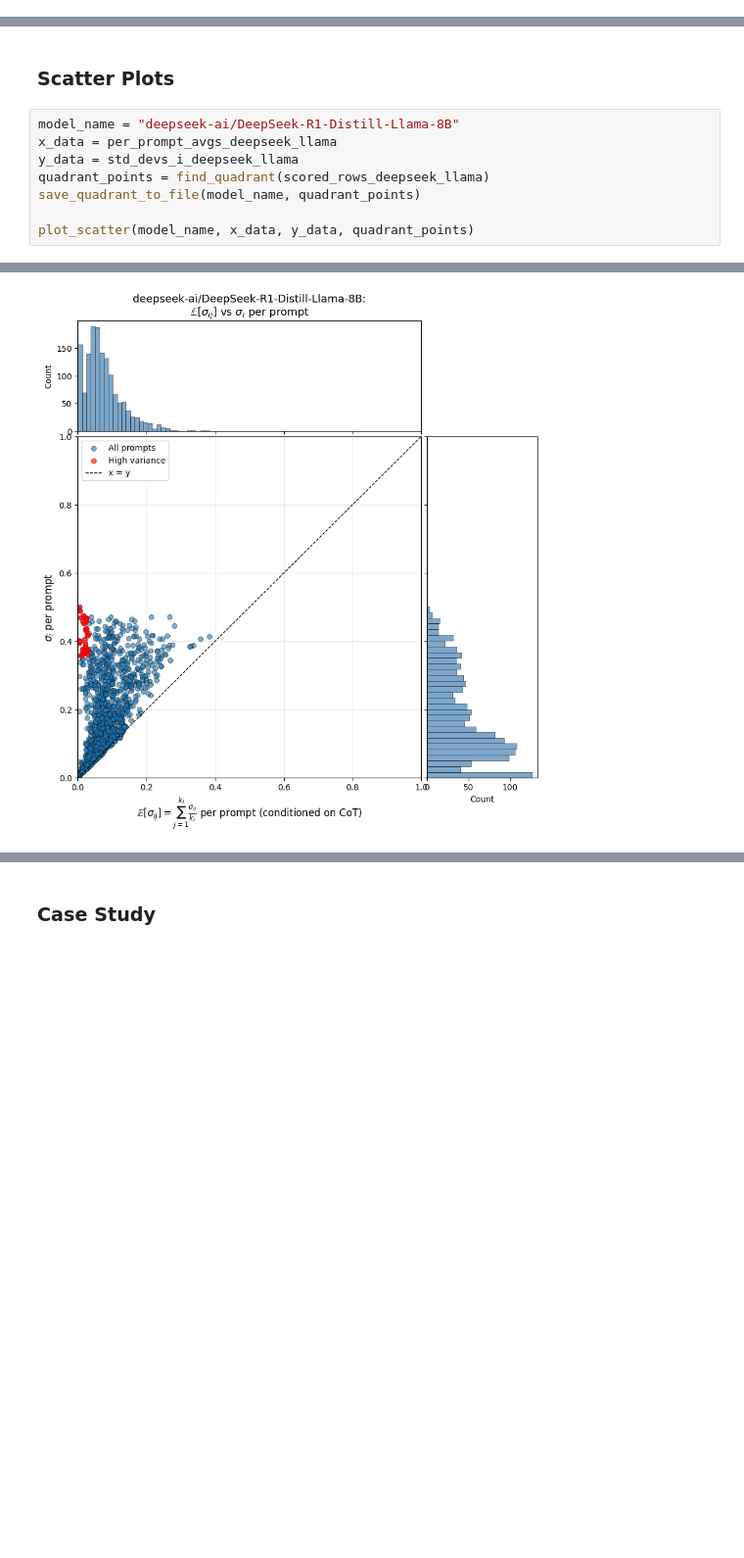
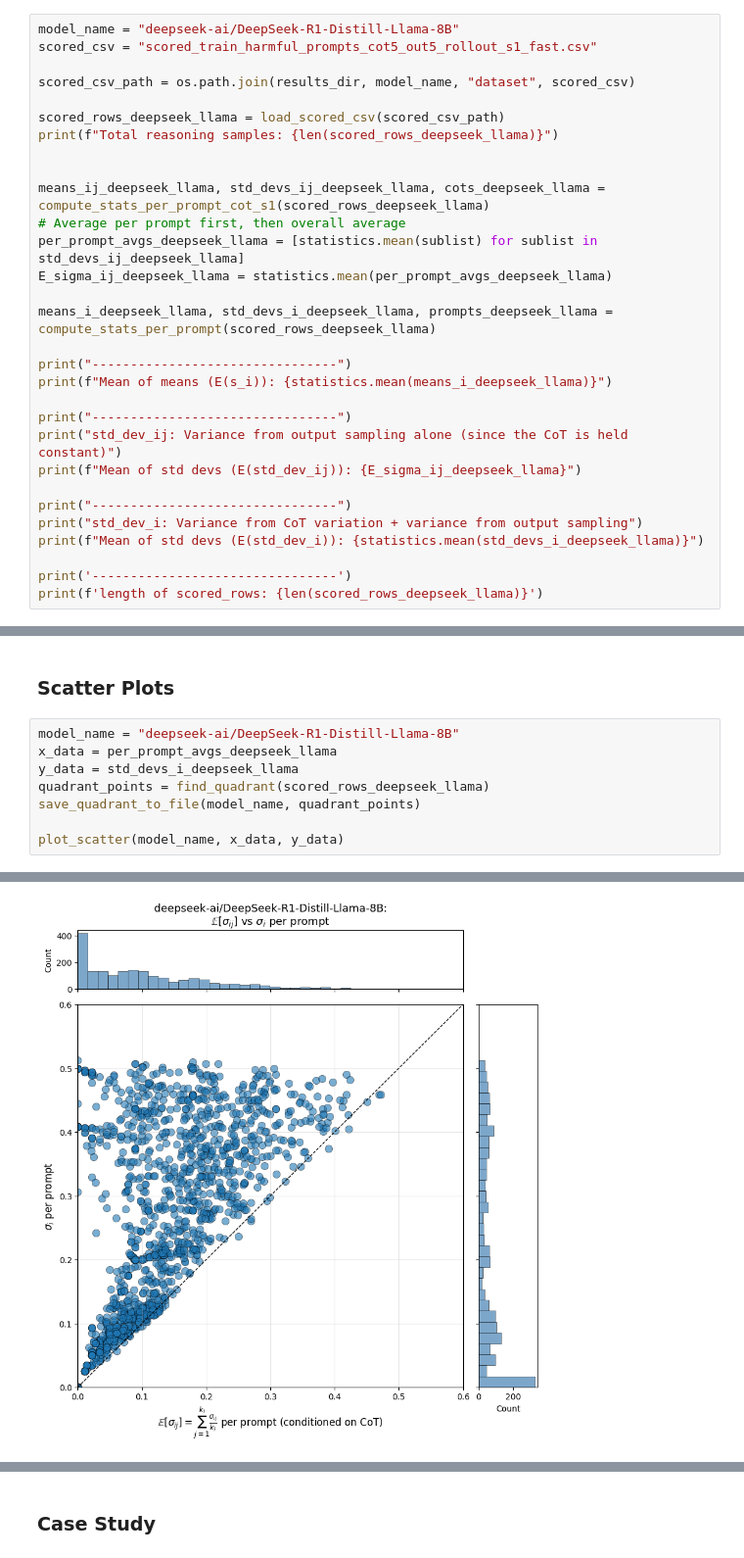
Before and after one commit to kureha-yamaguchi/reasoning-manipulation, a Jupyter notebook: utils/heuristic/compute_stats.ipynb, the cells around one changed output, grey strips where cells are left out. Shown at 98% size. Drawn from its saved outputs; the diff is of its cells as text; blank space fills up the shorter version.

```diff
--- a/utils/heuristic/compute_stats.ipynb
+++ b/utils/heuristic/compute_stats.ipynb
@@ -372,0 +459,30 @@ length of scored_rows: 36220
+# %%
+model_name = "deepseek-ai/DeepSeek-R1-Distill-Llama-8B"
+scored_csv = "scored_train_harmful_prompts_cot5_out5_rollout_s1_fast.csv"
+
+scored_csv_path = os.path.join(results_dir, model_name, "dataset", scored_csv)
+
+scored_rows_deepseek_llama = load_scored_csv(scored_csv_path)
+print(f"Total reasoning samples: {len(scored_rows_deepseek_llama)}")
+
+
+means_ij_deepseek_llama, std_devs_ij_deepseek_llama, cots_deepseek_llama = compute_stats_per_prompt_cot_s1(scored_rows_deepseek_llama)
+# Average per prompt first, then overall average
+per_prompt_avgs_deepseek_llama = [statistics.mean(sublist) for sublist in std_devs_ij_deepseek_llama]
+E_sigma_ij_deepseek_llama = statistics.mean(per_prompt_avgs_deepseek_llama)
+
+means_i_deepseek_llama, std_devs_i_deepseek_llama, prompts_deepseek_llama = compute_stats_per_prompt(scored_rows_deepseek_llama)
+
+print("--------------------------------")
+print(f"Mean of means (E(s_i)): {statistics.mean(means_i_deepseek_llama)}")
+
+print("--------------------------------")
+print("std_dev_ij: Variance from output sampling alone (since the CoT is held constant)")
+print(f"Mean of std devs (E(std_dev_ij)): {E_sigma_ij_deepseek_llama}")
+
+print("--------------------------------")
+print("std_dev_i: Variance from CoT variation + variance from output sampling")
+print(f"Mean of std devs (E(std_dev_i)): {statistics.mean(std_devs_i_deepseek_llama)}")
+
+print('--------------------------------')
+print(f'length of scored_rows: {len(scored_rows_deepseek_llama)}')
@@ -590,14 +742,14 @@ Statistics Comparison: Reasoning Models vs Non-reasoning Models
 # %%
 model_name = "deepseek-ai/DeepSeek-R1-Distill-Llama-8B"
 x_data = per_prompt_avgs_deepseek_llama
 y_data = std_devs_i_deepseek_llama
 quadrant_points = find_quadrant(scored_rows_deepseek_llama)
 save_quadrant_to_file(model_name, quadrant_points)
 
-plot_scatter(model_name, x_data, y_data, quadrant_points)
+plot_scatter(model_name, x_data, y_data)
 # %% [output]
 Output text file to ../../results/deepseek-ai/DeepSeek-R1-Distill-Llama-8B/figures/quadrant_output.txt
-[figure, old version]
+[figure, new version]
 # %%
 model_name = "deepseek-ai/DeepSeek-R1-Distill-Qwen-7B"
 x_data = per_prompt_avgs_deepseek_qwen
```
Also changed, not shown: parts of 17 cells of this notebook, 1 other file.
